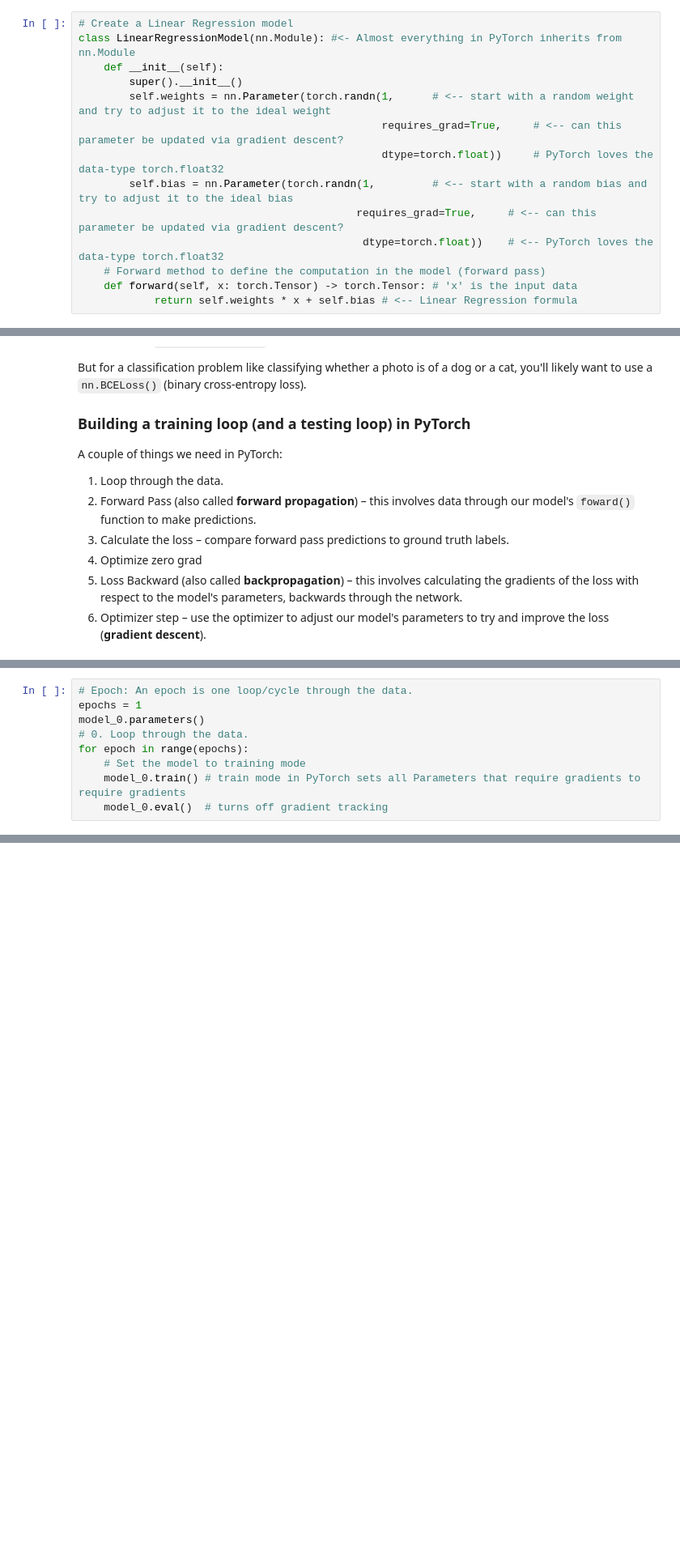
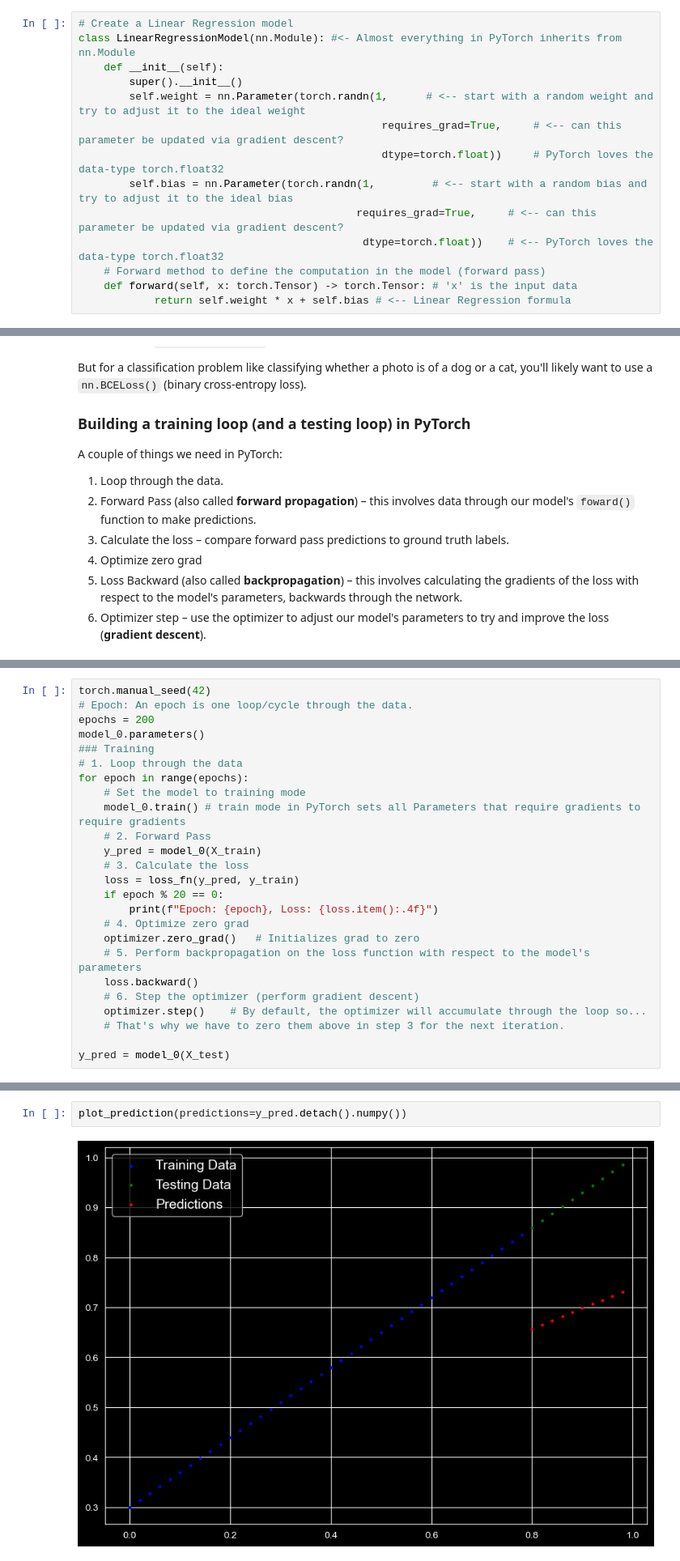
Before and after one commit to DinoKiller0607/My_Pytorch_Notes, a Jupyter notebook: 01_pytorch_workflow.ipynb, the cells around one changed output, grey strips where cells are left out. Shown at 81% size. Drawn from its saved outputs; the diff is of its cells as text; blank space fills up the shorter version.

Commit message:
Training and testing 20-06-2026

```diff
--- a/01_pytorch_workflow.ipynb
+++ b/01_pytorch_workflow.ipynb
@@ -143,7 +143,7 @@ How does it do so? Mainly, through these two algorithms:
 class LinearRegressionModel(nn.Module): #<- Almost everything in PyTorch inherits from nn.Module
     def __init__(self):
         super().__init__()
-        self.weights = nn.Parameter(torch.randn(1,      # <-- start with a random weight and try to adjust it to the ideal weight
+        self.weight = nn.Parameter(torch.randn(1,      # <-- start with a random weight and try to adjust it to the ideal weight
                                                 requires_grad=True,     # <-- can this parameter be updated via gradient descent?
                                                 dtype=torch.float))     # PyTorch loves the data-type torch.float32
         self.bias = nn.Parameter(torch.randn(1,         # <-- start with a random bias and try to adjust it to the ideal bias
@@ -151,7 +151,7 @@ class LinearRegressionModel(nn.Module): #<- Almost everything in PyTorch inherit
                                              dtype=torch.float))    # <-- PyTorch loves the data-type torch.float32
     # Forward method to define the computation in the model (forward pass)
     def forward(self, x: torch.Tensor) -> torch.Tensor: # 'x' is the input data
-            return self.weights * x + self.bias # <-- Linear Regression formula
+            return self.weight * x + self.bias # <-- Linear Regression formula
 # %% [markdown]
 ### PyTorch Model Building Essentials
 1. **torch.nn** – contains all the buildings for computational graphs (a neural network can be considered as a computational graph).
@@ -282,9 +305,25 @@ A couple of things we need in PyTorch:
 # %%
+torch.manual_seed(42)
 # Epoch: An epoch is one loop/cycle through the data.
-epochs = 1
+epochs = 200
 model_0.parameters()
-# 0. Loop through the data.
+### Training
+# 1. Loop through the data
 for epoch in range(epochs):
     # Set the model to training mode
     model_0.train() # train mode in PyTorch sets all Parameters that require gradients to require gradients
-    model_0.eval()  # turns off gradient tracking
+    # 2. Forward Pass
+    y_pred = model_0(X_train)
+    # 3. Calculate the loss
+    loss = loss_fn(y_pred, y_train)
+    if epoch % 20 == 0:
+        print(f"Epoch: {epoch}, Loss: {loss.item():.4f}")
+    # 4. Optimize zero grad
+    optimizer.zero_grad()   # Initializes grad to zero
+    # 5. Perform backpropagation on the loss function with respect to the model's parameters
+    loss.backward()
+    # 6. Step the optimizer (perform gradient descent)
+    optimizer.step()    # By default, the optimizer will accumulate through the loop so...
+    # That's why we have to zero them above in step 3 for the next iteration.
+
+y_pred = model_0(X_test)
@@ -290,0 +349,4 @@ for epoch in range(epochs):
+# %%
+plot_prediction(predictions=y_pred.detach().numpy())
+# %% [output]
+[figure, added]
```
Also changed, not shown: parts of 7 cells of this notebook.
